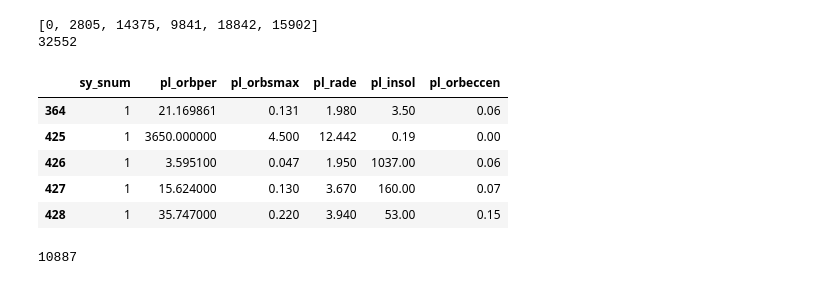
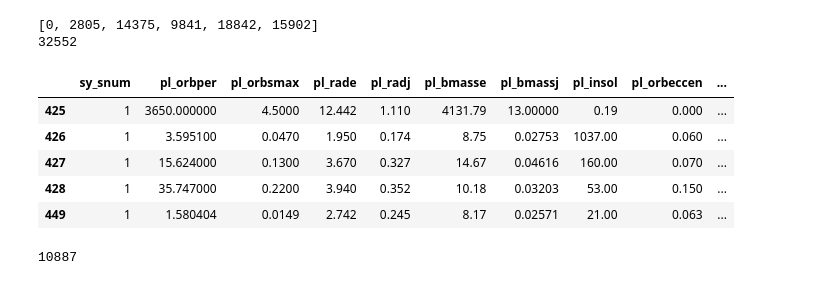
Before and after one commit to hikmetguner/exoplanet-habitability, a Jupyter notebook: dscp.ipynb, the cells around one changed output. Saved outputs shown, nothing was run; the diff lists cells and outputs as text; code cells hidden in the pictures.

Commit message:
mass and radius calculated according to earth and jupiter

```diff
--- a/dscp.ipynb
+++ b/dscp.ipynb
@@ -68,16 +68,20 @@ print(len(df))
 # %% [output]
 [0, 2805, 14375, 9841, 18842, 15902]
 32552
-# %%
-df_cluster = df[["sy_snum","pl_orbper","pl_orbsmax","pl_rade","pl_insol","pl_orbeccen"]].dropna()
-df_cluster.head()
-# %% [output]
-|  | sy_snum | pl_orbper | pl_orbsmax | pl_rade | pl_insol | pl_orbeccen |
-| 364 | 1 | 21.169861 | 0.131 | 1.980 | 3.50 | 0.06 |
-| 425 | 1 | 3650.000000 | 4.500 | 12.442 | 0.19 | 0.00 |
-| 426 | 1 | 3.595100 | 0.047 | 1.950 | 1037.00 | 0.06 |
-| 427 | 1 | 15.624000 | 0.130 | 3.670 | 160.00 | 0.07 |
-| 428 | 1 | 35.747000 | 0.220 | 3.940 | 53.00 | 0.15 |
+# %%
+df_cluster = df[["sy_snum","pl_orbper","pl_orbsmax","pl_rade","pl_radj","pl_bmasse","pl_bmassj","pl_insol","pl_orbeccen"]].dropna()
+df_cluster['pl_rade_calculated'] = df_cluster.apply(lambda row: row.pl_rade*6371, axis = 1)
+df_cluster['pl_radj_calculated'] = df_cluster.apply(lambda row: row.pl_radj*69911, axis = 1)
+df_cluster['pl_bmasse_calculated'] = df_cluster.apply(lambda row: row.pl_bmasse*5972E24, axis = 1)
+df_cluster['pl_bmassj_calculated'] = df_cluster.apply(lambda row: row.pl_bmassj*1898E27, axis = 1)
+df_cluster.head()
+# %% [output]
+|  | sy_snum | pl_orbper | pl_orbsmax | pl_rade | pl_radj | pl_bmasse | pl_bmassj | pl_insol | pl_orbeccen | ... |
+| 425 | 1 | 3650.000000 | 4.5000 | 12.442 | 1.110 | 4131.79 | 13.00000 | 0.19 | 0.000 | ... |
+| 426 | 1 | 3.595100 | 0.0470 | 1.950 | 0.174 | 8.75 | 0.02753 | 1037.00 | 0.060 | ... |
+| 427 | 1 | 15.624000 | 0.1300 | 3.670 | 0.327 | 14.67 | 0.04616 | 160.00 | 0.070 | ... |
+| 428 | 1 | 35.747000 | 0.2200 | 3.940 | 0.352 | 10.18 | 0.03203 | 53.00 | 0.150 | ... |
+| 449 | 1 | 1.580404 | 0.0149 | 2.742 | 0.245 | 8.17 | 0.02571 | 21.00 | 0.063 | ... |
 # %%
 
 print(len(df_cluster))
```
